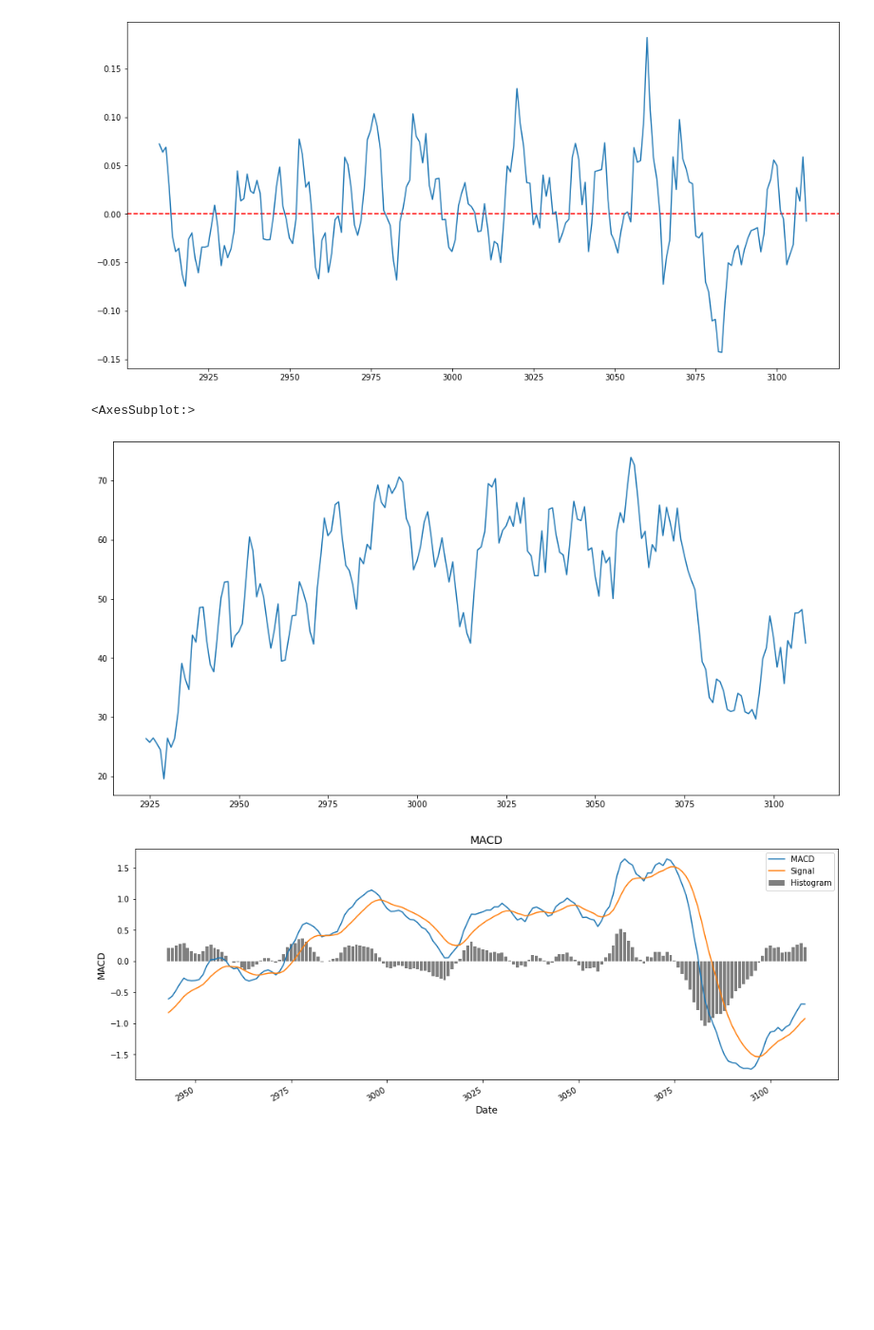
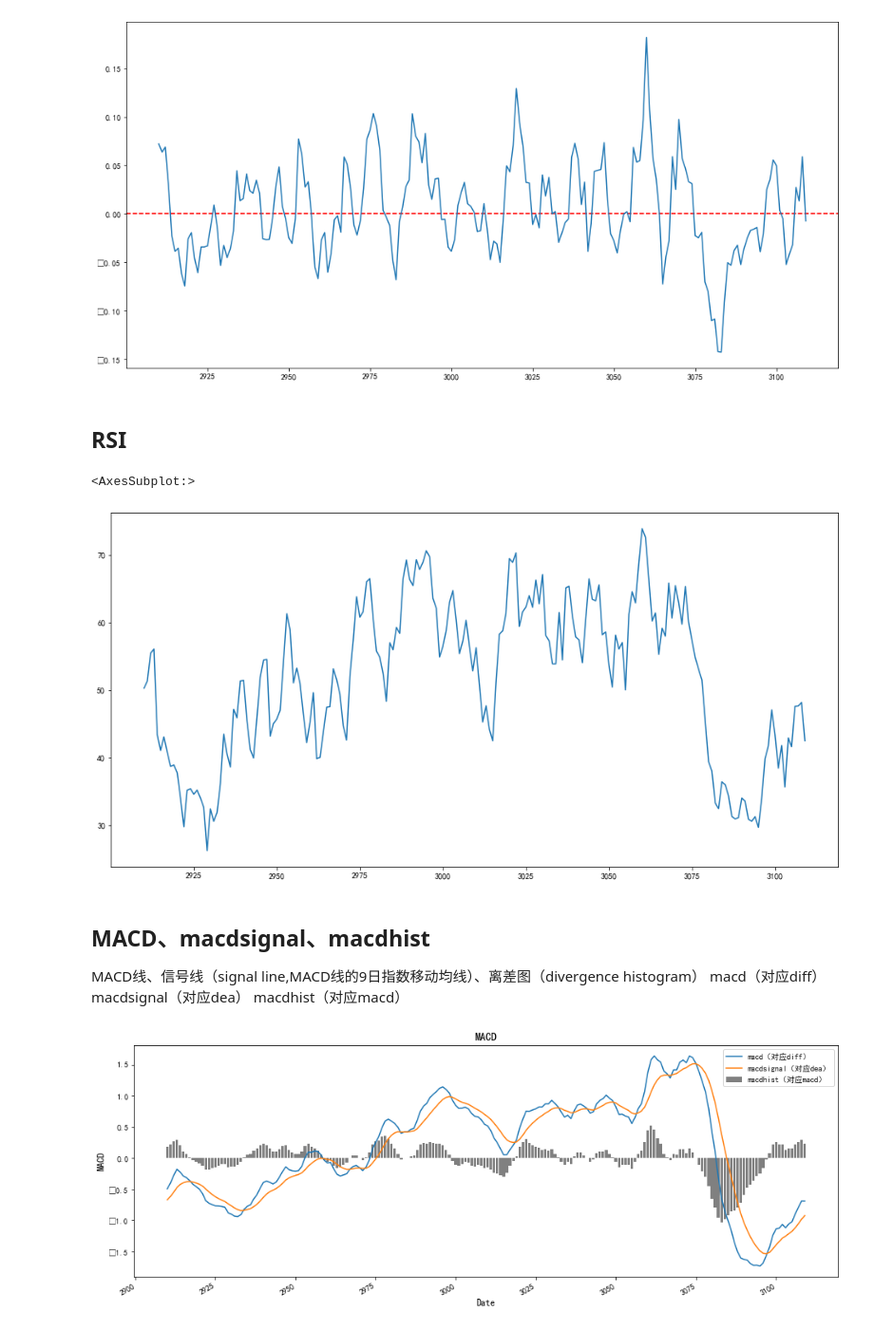
Before and after one commit to sadxdh/Stock-Forecast-Based-on-LSTM, a Jupyter notebook: model_train/LSTM模型构建.ipynb, the cells around one changed output. Shown at 95% size. Saved outputs shown, nothing was run; the diff lists cells and outputs as text; code cells hidden in the pictures; blank space fills up the shorter version.

```diff
--- a/model_train/LSTM模型构建.ipynb
+++ b/model_train/LSTM模型构建.ipynb
@@ -8,5 +12,6 @@ data = data[-200:]
 # %%
 import matplotlib.pyplot as plt
+plt.rcParams['font.sans-serif'] = 'SimHei'  # 指定中文字体，如宋体或黑体
 plt.figure(figsize=(16,8))
 data['close'].plot(legend=True)
 data['5日均线'].plot(legend=True)
@@ -29,52 +38,55 @@ data['涨幅'].plot()  # 交易量与股价走势 相关性
 # %% [output]
 <AxesSubplot:>
 [figure]
+# %% [markdown]
+## RSI
 # %%
-import talib
+# import talib
 # 假设您已经有了一个名为df的DataFrame对象，其中包含日期（在df.index中）和收盘价（在df['close']中）
 # 计算RSI指标  相对强弱指标
 # RSI指标基本原理：
 # 通过测量一段时间间内股价上涨总幅度占股价变化总幅度平均值的百分比来评估多空力量的强弱程度， 其能够反映出市场在一定时期内的景气程度
-data['RSI'] = talib.RSI(data['close'], timeperiod=14)
 plt.figure(figsize=(16,8))
-data['RSI'].plot()
+data['RSI'].plot(legend=True)
 # %% [output]
 <AxesSubplot:>
-[figure, old version]
+[figure, new version]
+# %% [markdown]
+## MACD、macdsignal、macdhist
+MACD线、信号线（signal line,MACD线的9日指数移动均线）、离差图（divergence histogram）
+macd（对应diff）
+macdsignal（对应dea）
+macdhist（对应macd）
 # %%
-# 计算MACD指标
-macd, macdsignal, macdhist = talib.MACD(data['close'], fastperiod=12, slowperiod=26, signalperiod=9)
-data['MACD'] = macd
-data['MACD_Signal'] = macdsignal
-data['MACD_Histogram'] = macdhist
+# MACD指标
 df = data
-# plt.figure(figsize=(16,8))
-# data['MACD][-200:].plot()
-# data['MACD_Signal][-200:].plot()
-# data['MACD_Histogram][-200:].plot()
-
 # 创建图形对象和子图对象
 fig, ax = plt.subplots(figsize=(16, 6))
 
 # 绘制MACD线
-ax.plot(df.index, macd, label='MACD')
+ax.plot(df.index, data['MACD'], label='macd（对应diff）')
 # 绘制信号线
-ax.plot(df.index, macdsignal, label='Signal')
+ax.plot(df.index, data['MACD_Signal'], label='macdsignal（对应dea）')
 # 绘制柱状图
-ax.bar(df.index, macdhist, label='Histogram', color='gray')
+ax.bar(df.index, data['MACD_Histogram'], label='macdhist（对应macd）', color='gray')
 
 # 设置图表标题和轴标签
 ax.set_title('MACD', fontsize=14)
 ax.set_xlabel('Date', fontsize=12)
 ax.set_ylabel('MACD', fontsize=12)
 
 # 设置图例
 ax.legend()
 
 # 自动调整日期显示格式
 fig.autofmt_xdate()
 
 # 显示图表
 plt.show()
+# 然后按照下面的原则判断买入还是卖出。
+# 1.DIFF、DEA均为正，DIFF向上突破DEA，买入信号。
+# 2.DIFF、DEA均为负，DIFF向下跌破DEA，卖出信号。
+# 3.DEA线与K线发生背离，行情反转信号。
+# 4.分析MACD柱状线，由正变负，卖出信号；由负变正，买入信号。
 # %% [output]
-[figure, old version]
+[figure, new version]
```
Also changed, not shown: parts of 30 cells of this notebook, 4 other files.
